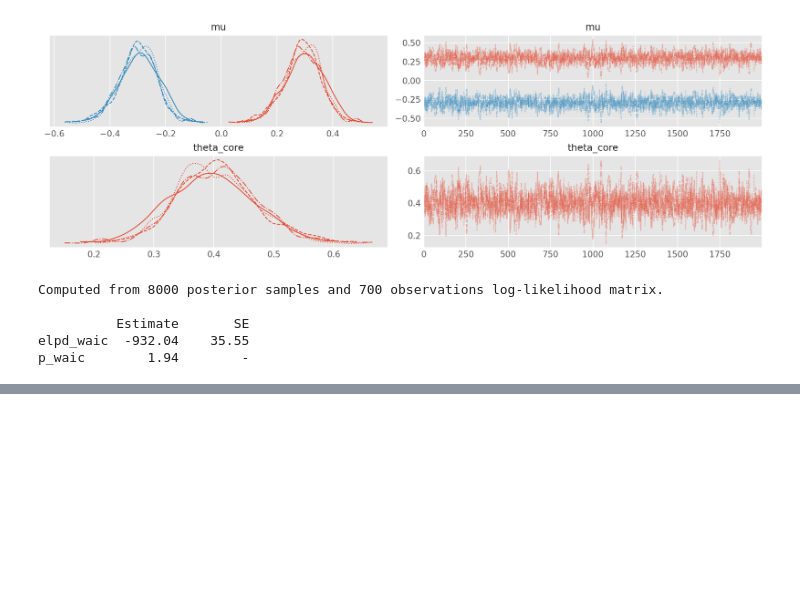
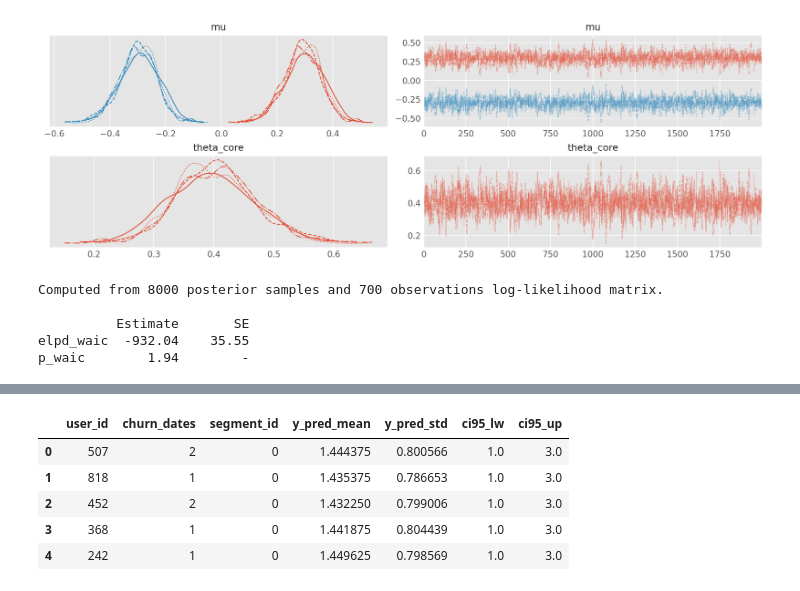
Before and after one commit to yukoga/cltv_contractual_with_jax, a Jupyter notebook: notebooks/pymc4 sandbox.ipynb, the cells around one changed output, grey strips where cells are left out. Drawn from its saved outputs; the diff is of its cells as text; code cells hidden in the pictures; blank space fills up the shorter version.

```diff
--- a/notebooks/pymc4 sandbox.ipynb
+++ b/notebooks/pymc4 sandbox.ipynb
@@ -160,0 +198,9 @@ with model:
+# %%
+df_result.head()
+# %% [output]
+|  | user_id | churn_dates | segment_id | y_pred_mean | y_pred_std | ci95_lw | ci95_up |
+| 0 | 507 | 2 | 0 | 1.444375 | 0.800566 | 1.0 | 3.0 |
+| 1 | 818 | 1 | 0 | 1.435375 | 0.786653 | 1.0 | 3.0 |
+| 2 | 452 | 2 | 0 | 1.432250 | 0.799006 | 1.0 | 3.0 |
+| 3 | 368 | 1 | 0 | 1.441875 | 0.804439 | 1.0 | 3.0 |
+| 4 | 242 | 1 | 0 | 1.449625 | 0.798569 | 1.0 | 3.0 |
```
Also changed, not shown: parts of 12 cells of this notebook.
